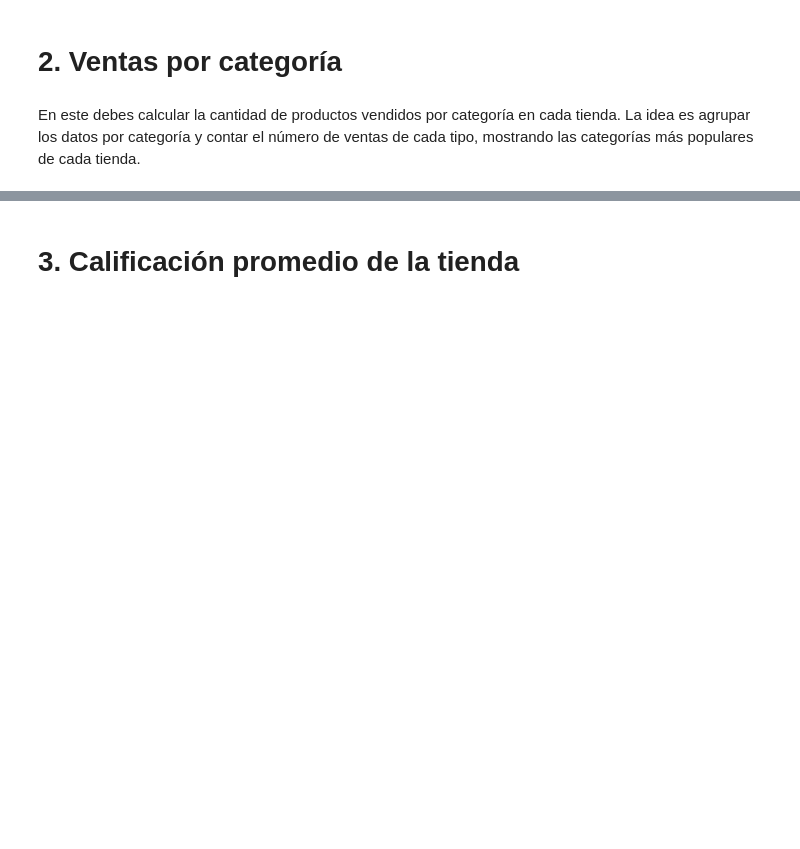
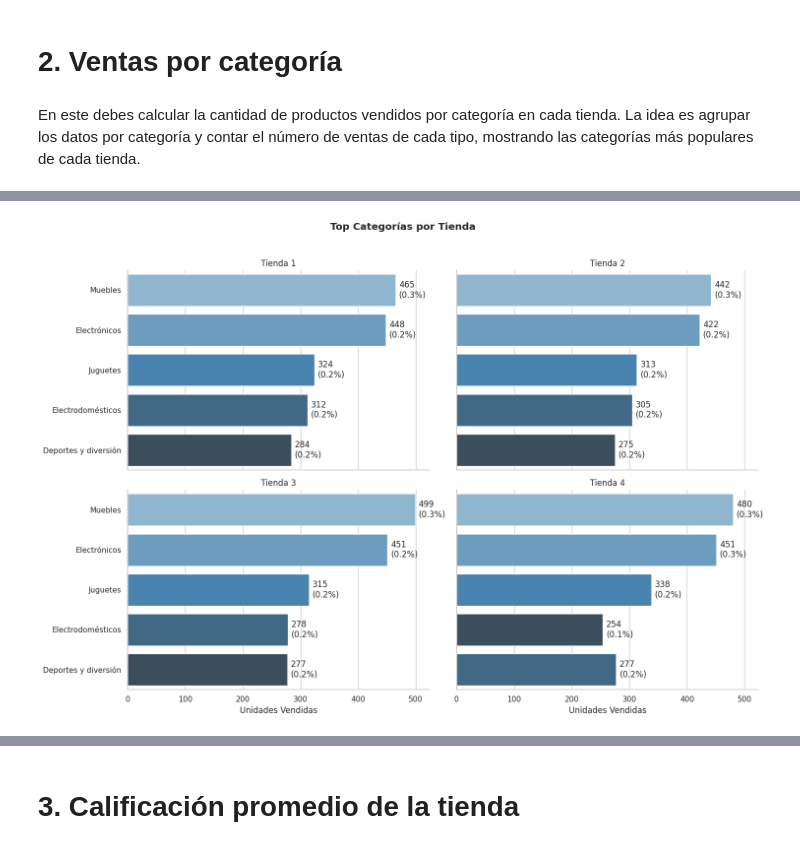
Before and after one commit to Michael0605/CHALLEGE-DATA-SCIENCE-PYTHON, a Jupyter notebook: AluraStoreLatam.ipynb, the cells around one changed output, grey strips where cells are left out. Saved outputs shown, nothing was run; the diff lists cells and outputs as text; code cells hidden in the pictures; blank space fills up the shorter version.

```diff
--- a/AluraStoreLatam.ipynb
+++ b/AluraStoreLatam.ipynb
@@ -16,4 +16,24 @@ tienda3 = pd.read_csv(url3)
 tienda4 = pd.read_csv(url4)
 
 tienda.head()
+
+# Carga con verificación
+try:
+    tienda = pd.read_csv(url)
+    tienda2 = pd.read_csv(url2)
+    tienda3 = pd.read_csv(url3)
+    tienda4 = pd.read_csv(url4)
+
+    print("✅ Datos cargados correctamente")
+    print("\n📊 Resumen de registros por tienda:")
+    print(f"- Tienda 1: {len(tienda):,} registros")
+    print(f"- Tienda 2: {len(tienda2):,} registros")
+    print(f"- Tienda 3: {len(tienda3):,} registros")
+    print(f"- Tienda 4: {len(tienda4):,} registros")
+
+    # Verificación adicional de columnas (opcional pero recomendado)
+    print("\n🔍 Columnas en Tienda 1:", tienda.columns.tolist())
+
+except Exception as e:
+    print(f"❌ Error al cargar datos: {e}")
 # %% [output]
@@ -130,0 +245,77 @@ En este debes calcular la cantidad de productos vendidos por categoría en cada
+# %%
+import pandas as pd
+import matplotlib.pyplot as plt
+import seaborn as sns
+
+# Configuración de estilo CORREGIDA (usando seaborn directamente)
+sns.set_theme(style="whitegrid")  # Estilo moderno de seaborn
+plt.rcParams['figure.facecolor'] = 'white'  # Fondo blanco para los gráficos
+
+# 1. Función para analizar categorías (mejorada)
+def analizar_categorias(df, nombre_tienda, top_n=5):
+    categorias = (
+        df['Categoría del Producto']
+        .value_counts()
+        .nlargest(top_n)
+        .reset_index()
+    )
+    categorias.columns = ['Categoría', 'Cantidad']
+    categorias['Tienda'] = nombre_tienda
+    categorias['Porcentaje'] = (categorias['Cantidad'] / categorias['Cantidad'].sum()) * 100
+    return categorias
+
+# 2. Procesamiento para todas las tiendas (con manejo de errores)
+try:
+    top_categorias = pd.concat([
+        analizar_categorias(tienda, 'Tienda 1'),
+        analizar_categorias(tienda2, 'Tienda 2'),
+        analizar_categorias(tienda3, 'Tienda 3'),
+        analizar_categorias(tienda4, 'Tienda 4')
+    ])
+
+    # 3. Visualización mejorada
+    g = sns.FacetGrid(top_categorias, col='Tienda', col_wrap=2, height=5, aspect=1.5)
+    g.map_dataframe(
+        sns.barplot,
+        x='Cantidad',
+        y='Categoría',
+        palette='Blues_d'
+    )
+
+    # Añadir títulos y etiquetas
+    g.set_titles("{col_name}")
+    g.set_axis_labels("Unidades Vendidas", "")
+
+    # Añadir valores en las barras
+    for ax in g.axes.flat:
+        for p in ax.patches:
+            ax.annotate(
+                f"{int(p.get_width()):,}\n({p.get_width()/top_categorias[top_categorias['Tienda']==ax.title.get_text()]['Cantidad'].sum():.1f}%)",
+                (p.get_width(), p.get_y() + p.get_height()/2),
+                ha='left', va='center', xytext=(5, 0), textcoords='offset points'
+            )
+
+    plt.suptitle('Top Categorías por Tienda', y=1.02, fontweight='bold')
+    plt.tight_layout()
+    plt.show()
+
+    # 4. Tabla resumen interactiva
+    print("\n📊 Tabla Resumen de Categorías Principales")
+    display(
+        top_categorias.pivot_table(
+            index='Categoría',
+            columns='Tienda',
+            values='Cantidad',
+            aggfunc='sum',
+            fill_value=0
+        )
+        .style
+        .background_gradient(cmap='Blues', axis=1)
+        .format('{:,.0f}')
+        .set_caption('Unidades Vendidas por Categoría y Tienda')
+    )
+
+except Exception as e:
+    print(f"❌ Error en el análisis: {e}")
+    print("Verifica que los DataFrames (tienda, tienda2, etc.) estén correctamente cargados")
+# %% [output]
@@ -130,0 +337 @@ En este debes calcular la cantidad de productos vendidos por categoría en cada
+[figure, added]
```
Also changed, not shown: parts of 7 cells of this notebook.
